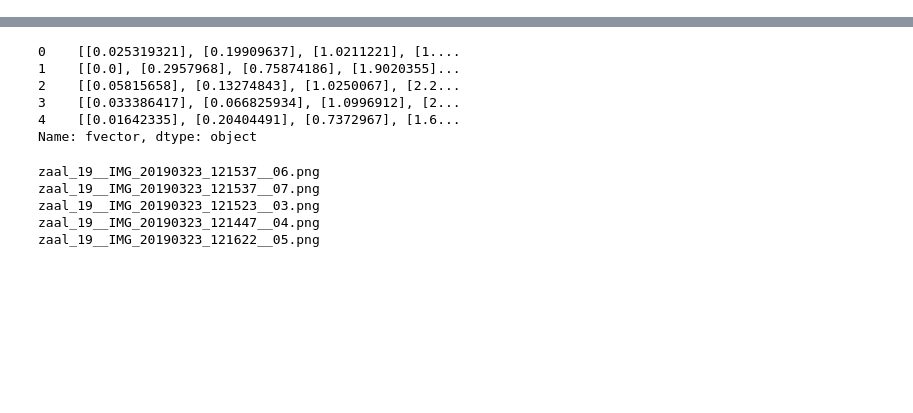
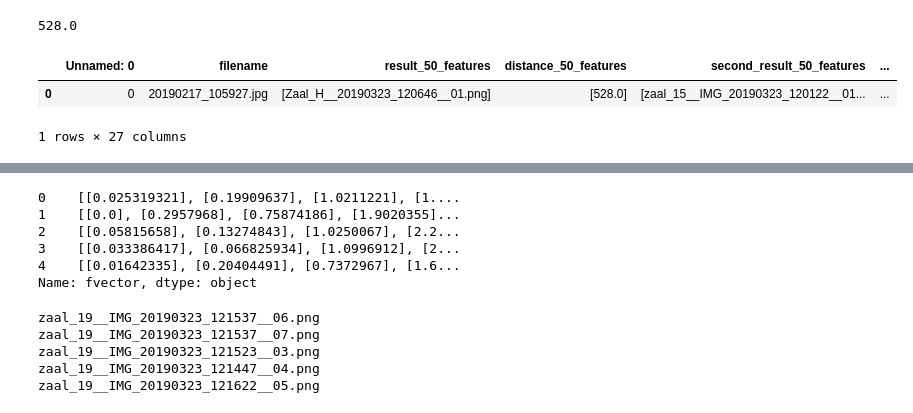
Before and after one commit to robbedec/localization-msk, a Jupyter notebook: src/data/science.ipynb, the cells around one changed output, grey strips where cells are left out. Drawn from its saved outputs; the diff is of its cells as text; code cells hidden in the pictures; blank space fills up the shorter version.

```diff
--- a/src/data/science.ipynb
+++ b/src/data/science.ipynb
@@ -49,0 +14,4 @@ def convert_keypoints(keypoint_array):
+# %%
+df.iloc[0].distance_50_features[0]
+# %% [output]
+528.0
@@ -49,0 +55,6 @@ def convert_keypoints(keypoint_array):
+# %%
+df.head()
+# %% [output]
+|  | Unnamed: 0 | filename | result_50_features | distance_50_features | second_result_50_features | ... |
+| 0 | 0 | 20190217_105927.jpg | [Zaal_H__20190323_120646__01.png] | [528.0] | [zaal_15__IMG_20190323_120122__01... | ... |
+1 rows × 27 columns
```
Also changed, not shown: parts of 7 cells of this notebook, 3 other files.
